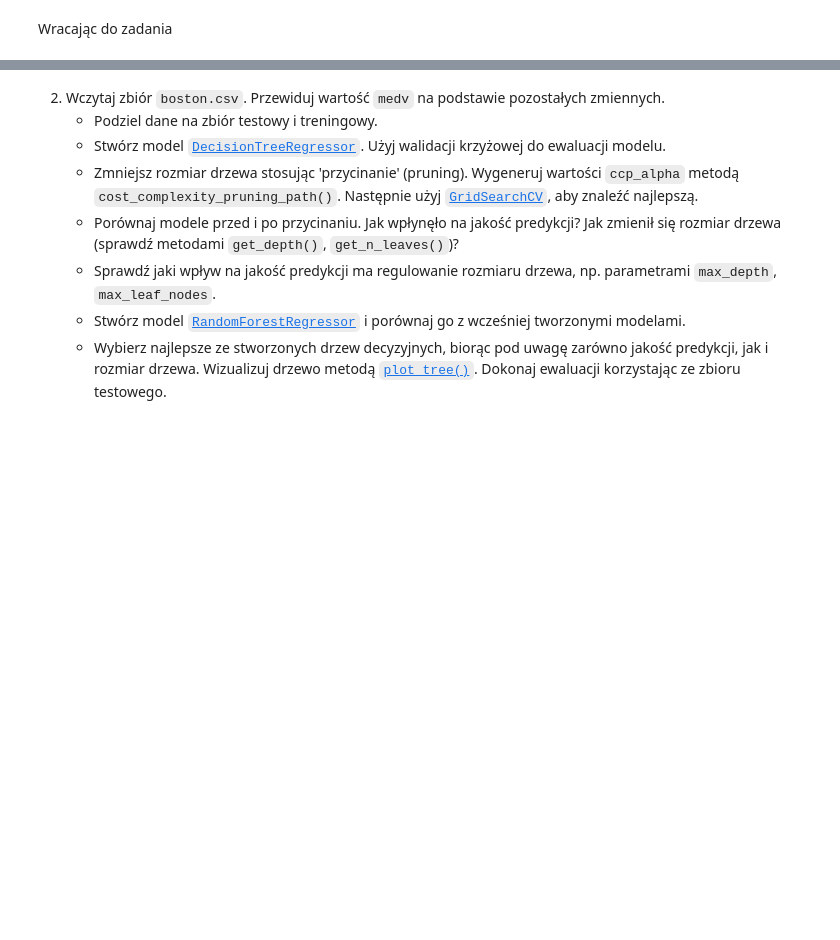
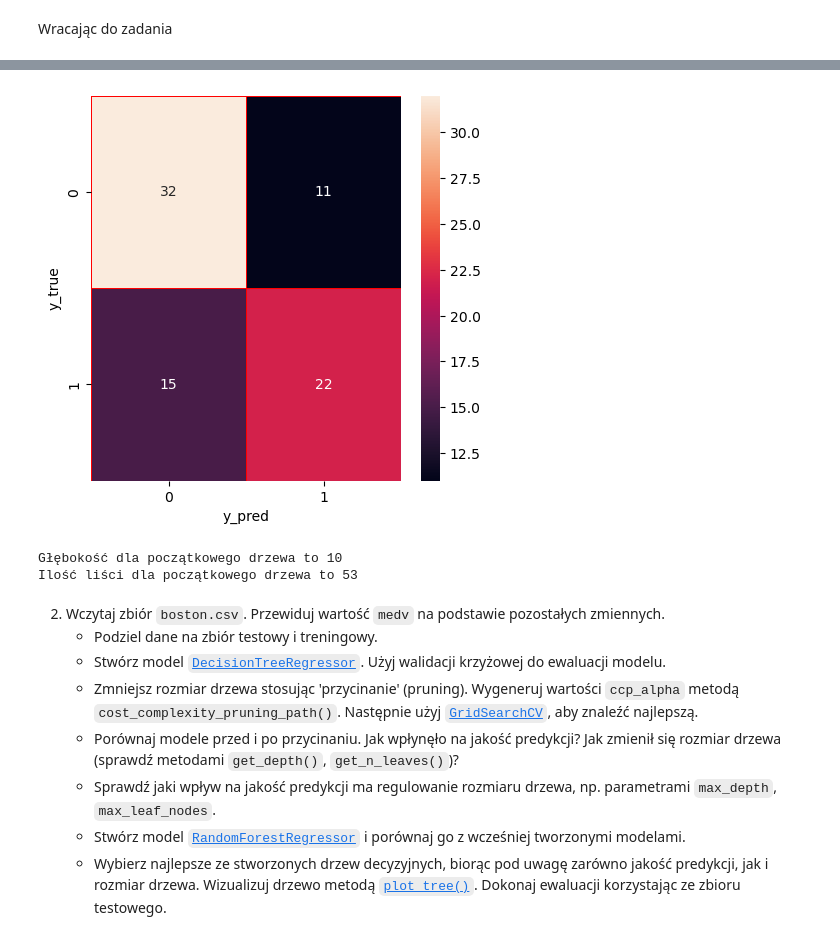
Before and after one commit to MichalBrodackiPJA/Eksploracja-i-Wizualizacja-Danych, a Jupyter notebook: Ćwiczenia 5/Lab - Drzewa.ipynb, the cells around one changed output, grey strips where cells are left out. Cells and saved outputs as stored; diff of their text form; code cells hidden in the pictures; blank space fills up the shorter version.

Commit message:
Drzewa jeszcze raz

```diff
--- a/Ćwiczenia 5/Lab - Drzewa.ipynb
+++ b/Ćwiczenia 5/Lab - Drzewa.ipynb
@@ -176,3 +204,27 @@ Właściwie to tu powinien być zbiór testowy i walidacyjny, dopiero wtedy moż
+# %%
+y_pred = Drzewo.predict(X_test)
+
+cm = confusion_matrix(y_test, y_pred)
+
+f, ax =plt.subplots(figsize = (5,5))
+
+sns.heatmap(cm,annot = True, linewidths= 0.5, linecolor="red", fmt=".0f", ax=ax)
+plt.xlabel("y_pred")
+plt.ylabel("y_true")
+plt.show()
+# %% [output]
+[figure, added]
+# %%
+print("Głębokość dla początkowego drzewa to", Drzewo.get_depth())
+
+#print("Głębokość dla wybranego przez GridSearch drzewa to", clf.get_depth()) tego nie umiem zrobić
+
+print("Ilość liści dla początkowego drzewa to", Drzewo.get_n_leaves())
+
+#print("Ilość liści dla wybranego przez GridSerach drzewa to", clf.get_n_leaves()) tego nie umiem zrobić
+# %% [output]
+Głębokość dla początkowego drzewa to 10
+Ilość liści dla początkowego drzewa to 53
 # %% [markdown]
 2. Wczytaj zbiór `boston.csv`. Przewiduj wartość `medv` na podstawie pozostałych zmiennych.
     - Podziel dane na zbiór testowy i treningowy.
```
Also changed, not shown: parts of 5 cells of this notebook.
